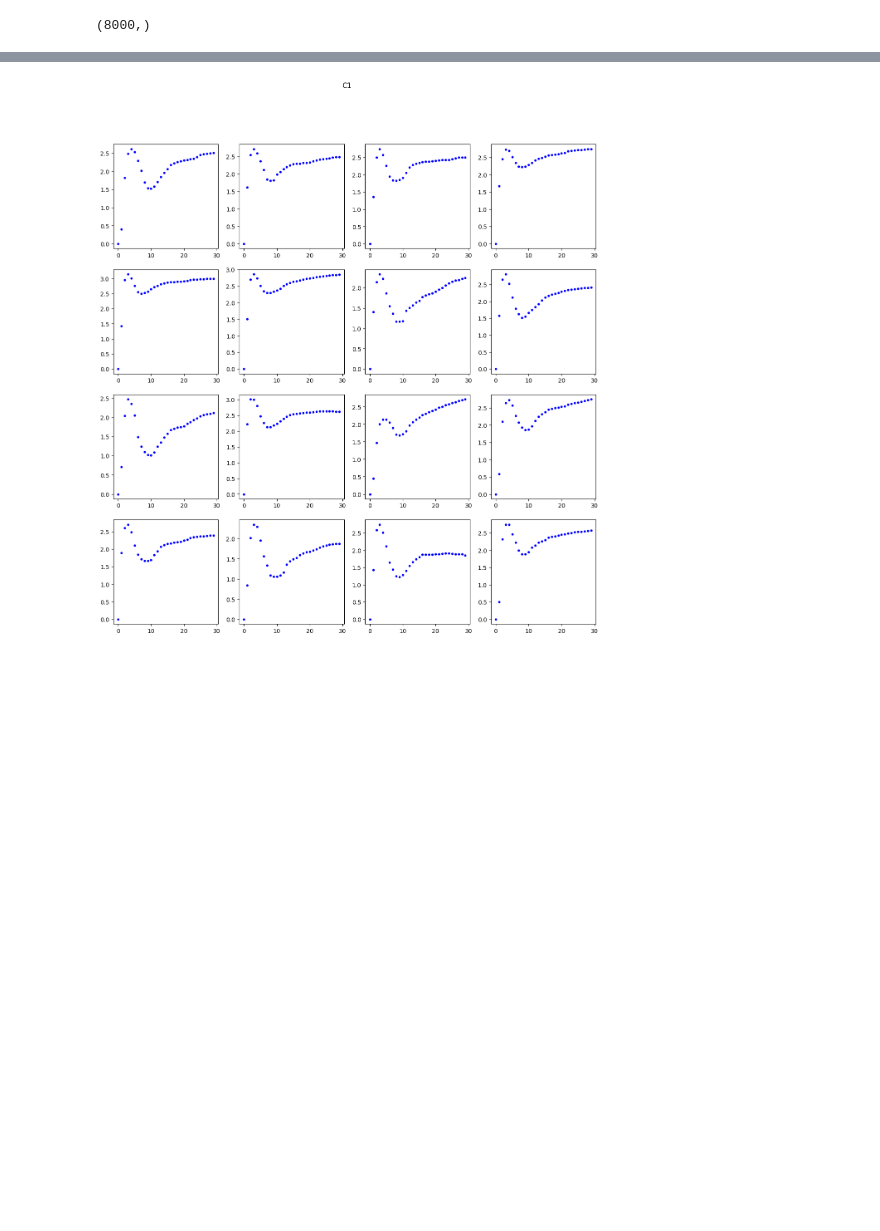
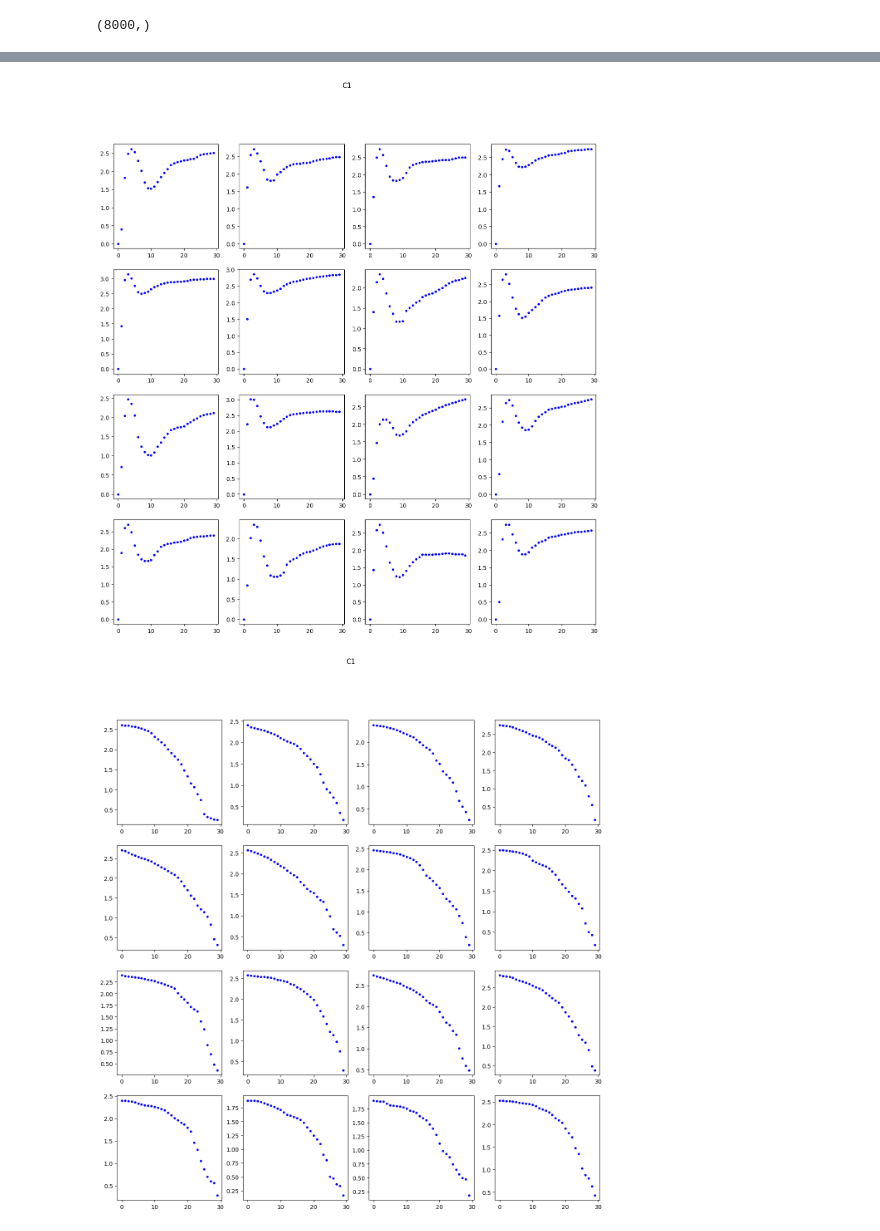
Before and after one commit to GuiMacielPereira/sensor_ML, a Jupyter notebook: data_processing/data_prep.sync.ipynb, the cells around one changed output, grey strips where cells are left out. Saved outputs shown, nothing was run; the diff lists cells and outputs as text; code cells hidden in the pictures; blank space fills up the shorter version.

```diff
--- a/data_processing/data_prep.sync.ipynb
+++ b/data_processing/data_prep.sync.ipynb
@@ -17,13 +17,16 @@ def findTrigIdxs(signal, threshold=0.1):
     zerosIdx = np.argwhere(mask)[:, 0].astype(int)
     jumpIdx = np.argwhere(np.diff(zerosIdx)>1)[:, 0].astype(int)
     trigIdx =  zerosIdx[jumpIdx].astype(int)
-    return trigIdx
+    releaseIdx = zerosIdx[jumpIdx+1].astype(int)
+    return trigIdx, releaseIdx
 
-def separateIntoTriggers(signal, trigIdx, width=30):
+def separateIntoTriggers(signal, trigIdx, releaseIdx, width=30):
     triggers = []
-    for i in trigIdx:
+    releases = []
+    for i, j in zip(trigIdx, releaseIdx):
         triggers.append(signal[i:i+width])
-    return np.array(triggers)
+        releases.append(signal[j-width:j])
+    return np.array(triggers), np.array(releases)
 
 
 def plotTriggers(triggers, name):
@@ -43,17 +46,19 @@ def plotSignal(signal):
 # %%
 # Look at triggers
 
 key = "C1"
 signal = data[key][0]
 print(signal.shape)
-trigIdx = findTrigIdxs(signal)
-triggers = separateIntoTriggers(signal, trigIdx)
+trigIdx, relIdx = findTrigIdxs(signal)
+triggers, releases = separateIntoTriggers(signal, trigIdx, relIdx)
 plotSignal(signal)
 plotTriggers(triggers, key)
+plotTriggers(releases, key)
 # %% [output]
 (8000,)
 [figure]
 [figure]
+[figure, added]
 # %%
 key = "C2"
 signal = data[key][0]
```
Also changed, not shown: parts of 2 cells of this notebook, 4 other files.
